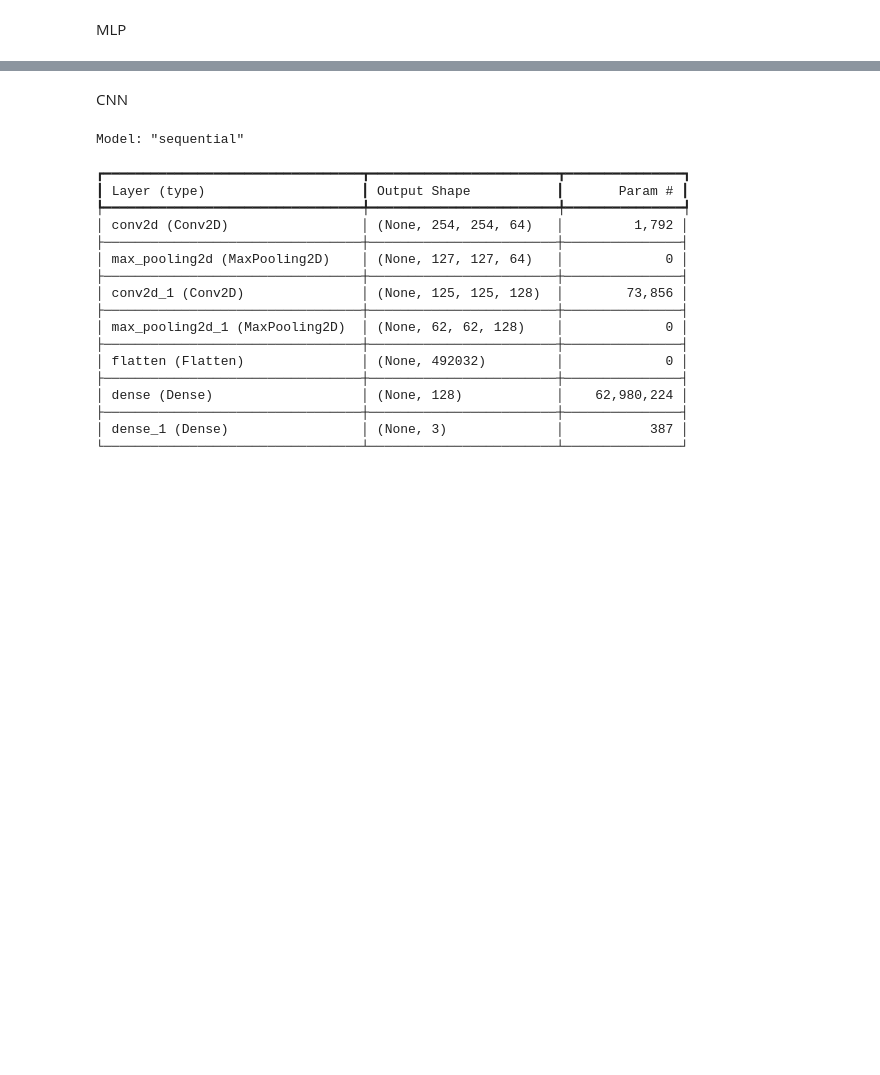
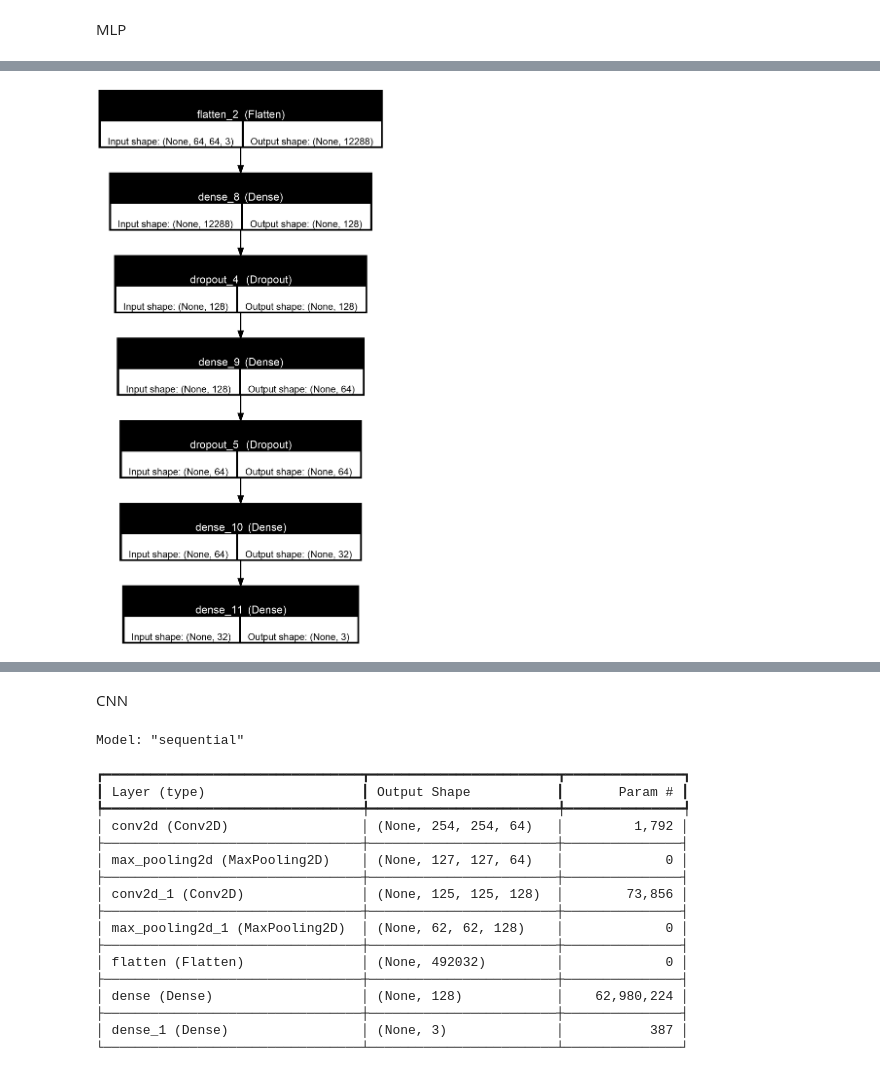
Before and after one commit to diogocristovao/ADNE-assignement, a Jupyter notebook: ADNE assignement.ipynb, the cells around one changed output, grey strips where cells are left out. Cells and saved outputs as stored; diff of their text form; code cells hidden in the pictures; blank space fills up the shorter version.

```diff
--- a/ADNE assignement.ipynb
+++ b/ADNE assignement.ipynb
@@ -154,3 +195,11 @@ Epoch 6/6
+# %%
+##gerar imagem da estrutura do modelo
+from tensorflow.keras.utils import plot_model
+
+# Gera e guarda a imagem da arquitetura do modelo
+plot_model(mlp_tuned, to_file="mlp_tuned_model.png", show_shapes=True, show_layer_names=True)
+# %% [output]
+[figure, added]
 # %%
 import matplotlib.pyplot as plt
 
```
Also changed, not shown: parts of 5 cells of this notebook.
